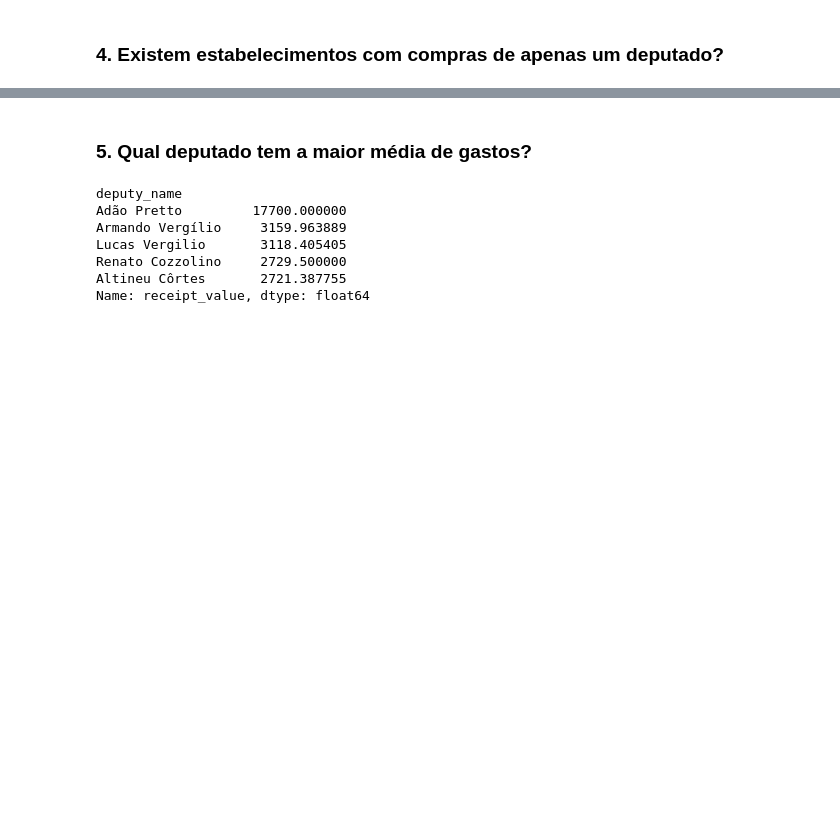
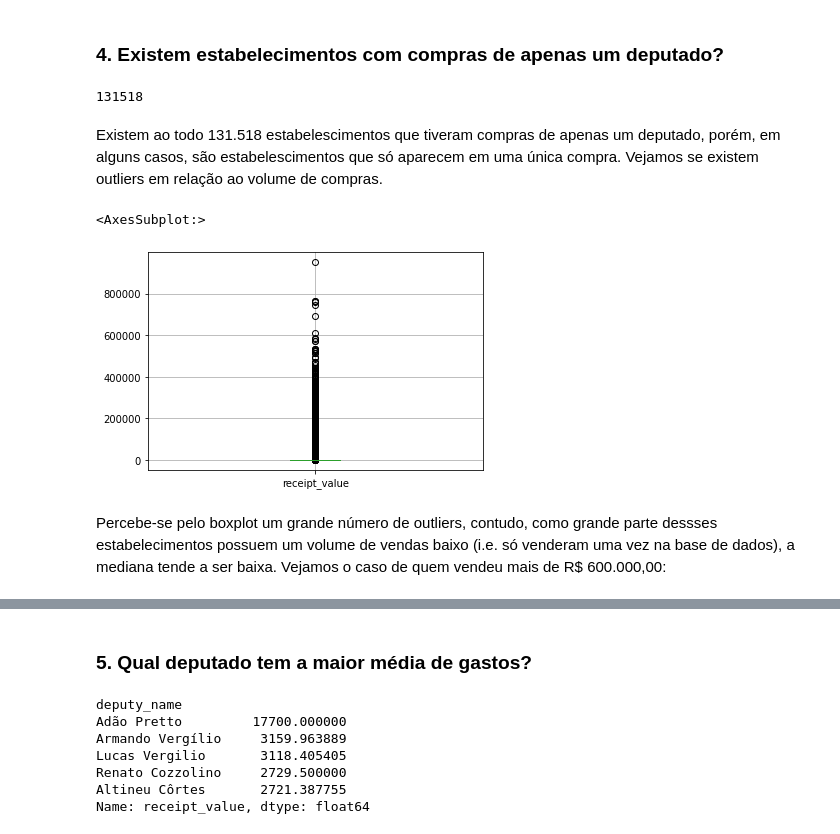
Before and after one commit to DefinitelyNotACactus/Chamber-of-Deputies-Reimbursements, a Jupyter notebook: Projeto Final.ipynb, the cells around one changed output, grey strips where cells are left out. Saved outputs shown, nothing was run; the diff lists cells and outputs as text; code cells hidden in the pictures; blank space fills up the shorter version.

```diff
--- a/Projeto Final.ipynb
+++ b/Projeto Final.ipynb
@@ -505,9 +512,32 @@ Através do boxplot dos dados onde se encontram apenas os gastos dos deputados c
+# %%
+one_time_establishment = establishment_counts[establishment_counts.values == 1].index.to_list()
 # %%
-#unique_establishment_name = df['establishment_name'].unique()
+search_df = df[~df['establishment_name'].isin(one_time_establishment)]
+unique_establishment_name = search_df['establishment_name'].unique()
 
-#one_deputy_establishment = []
-#for establishment in unique_establishment_name:
-#    if len(df.loc[df['establishment_name'] == establishment, 'deputy_name'].unique()) == 1:
-#        one_deputy_establishment.append(establishment)
+one_deputy_establishment = []
 
-#one_deputy_establishment
+i = 0
+total = len(unique_establishment_name)
+
+for establishment in unique_establishment_name:
+    i += 1
+    print('%d/%d' % (i, total))
+    clear_output()
+    if len(search_df.loc[search_df['establishment_name'] == establishment, 'deputy_name'].unique()) == 1:
+        one_deputy_establishment.append(establishment)
+# %%
+establishment_list = one_deputy_establishment + one_time_establishment
+len(establishment_list)
+# %% [output]
+131518
+# %% [markdown]
+Existem ao todo 131.518 estabelescimentos que tiveram compras de apenas um deputado, porém, em alguns casos, são estabelescimentos que só aparecem em uma única compra. Vejamos se existem outliers em relação ao volume de compras.
+# %%
+est_group = df[df['establishment_name'].isin(establishment_list)].groupby('establishment_name').sum()
+est_group.boxplot(column='receipt_value')
+# %% [output]
+<AxesSubplot:>
+[figure, added]
+# %% [markdown]
+Percebe-se pelo boxplot um grande número de outliers, contudo, como grande parte dessses estabelecimentos possuem um volume de vendas baixo (i.e. só venderam uma vez na base de dados), a mediana tende a ser baixa. Vejamos o caso de quem vendeu mais de R\$ 600.000,00:
```
Also changed, not shown: parts of 34 cells of this notebook.
